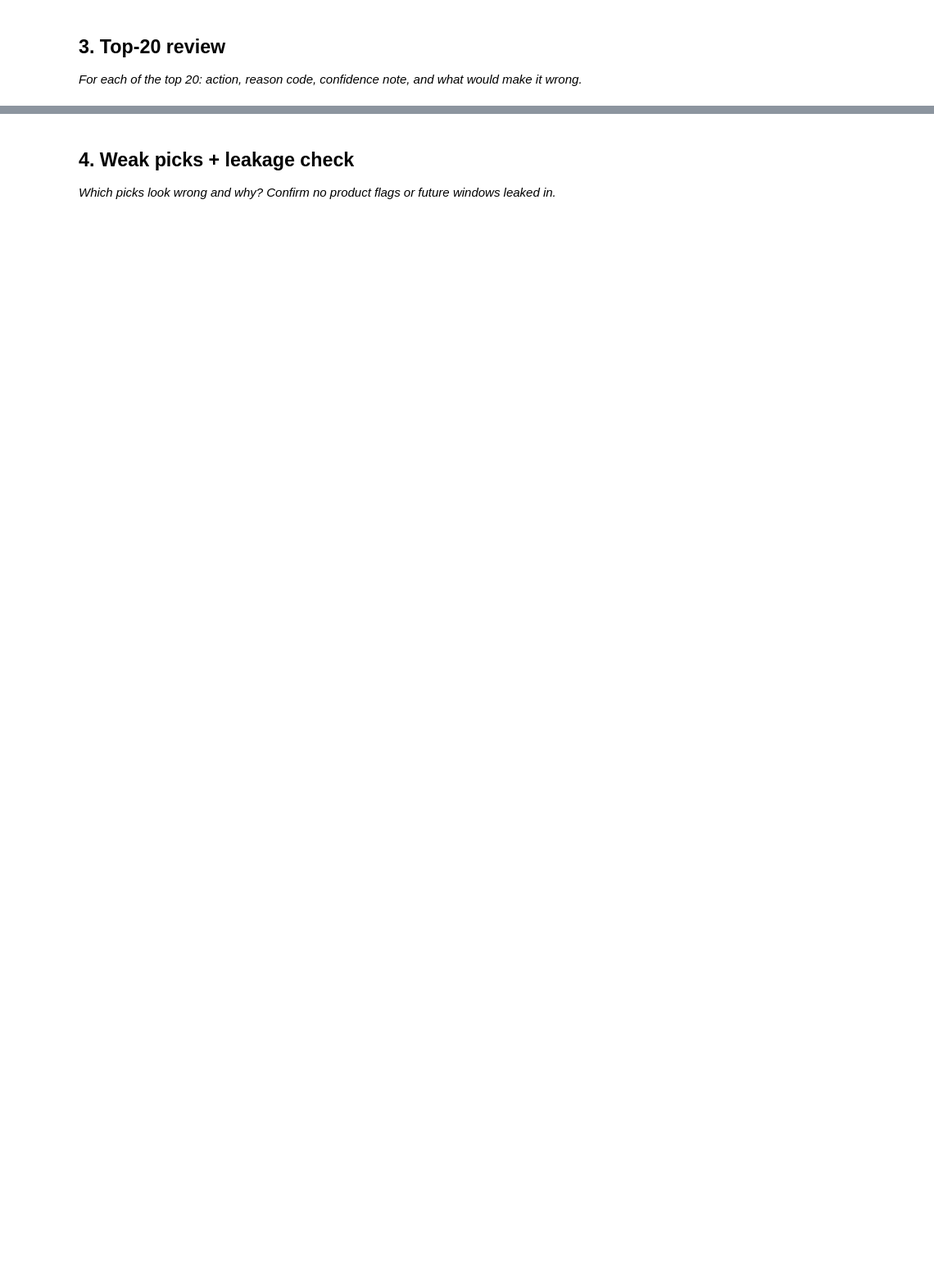
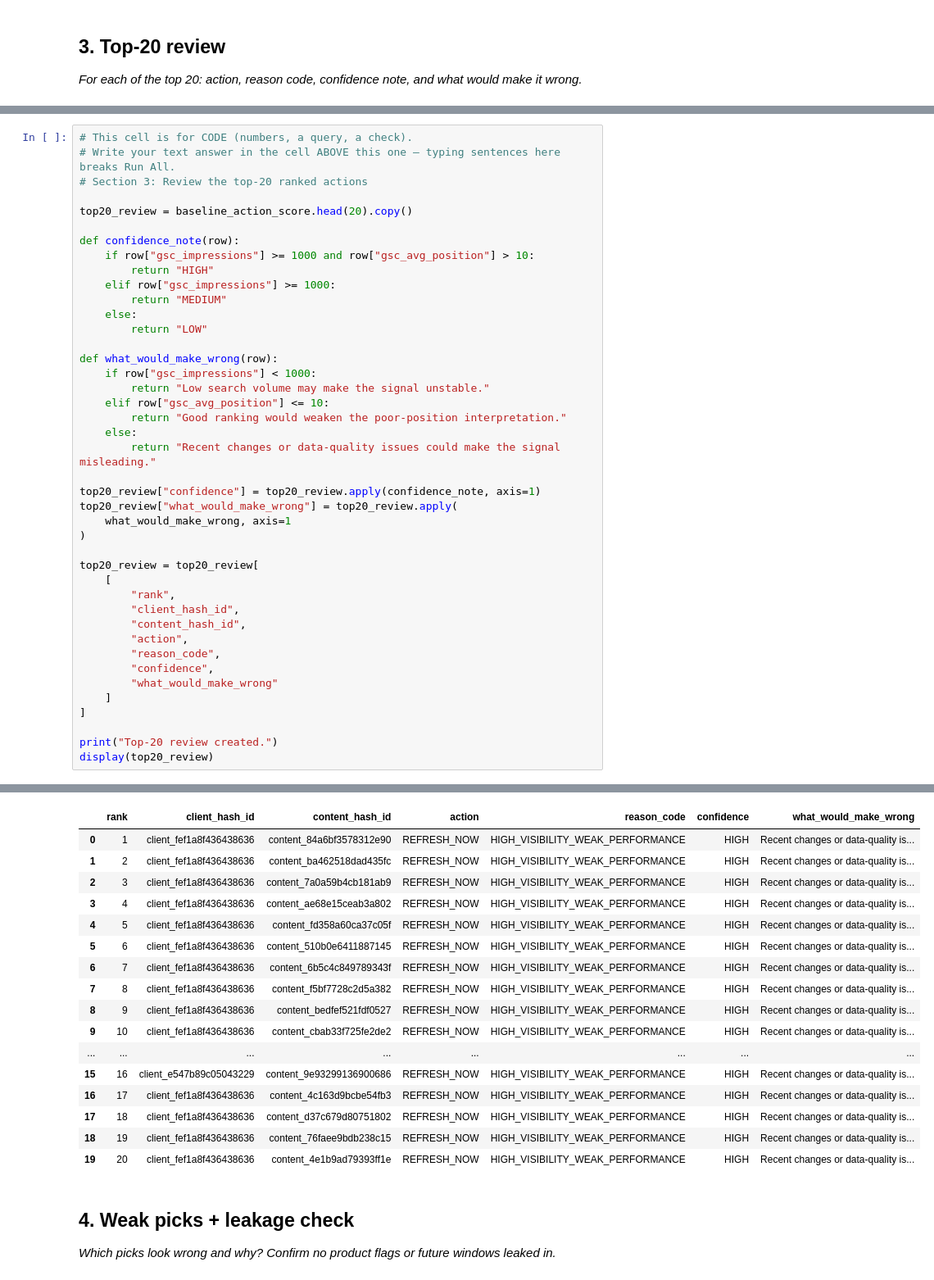
Before and after one commit to palkinsuneja/palkin-flyrank-ml-internship-july-to-sept-2026, a Jupyter notebook: work/notebooks/w04_baseline_score.ipynb, the cells around one changed output, grey strips where cells are left out. Shown at 82% size. Drawn from its saved outputs; the diff is of its cells as text; blank space fills up the shorter version.

```diff
--- a/work/notebooks/w04_baseline_score.ipynb
+++ b/work/notebooks/w04_baseline_score.ipynb
@@ -29,0 +228,43 @@ This skeleton is yours to fill. Work the sections **in order** — each one has
+# %%
+# This cell is for CODE (numbers, a query, a check).
+# Write your text answer in the cell ABOVE this one — typing sentences here breaks Run All.
+# Section 3: Review the top-20 ranked actions
+
+top20_review = baseline_action_score.head(20).copy()
+
+def confidence_note(row):
+    if row["gsc_impressions"] >= 1000 and row["gsc_avg_position"] > 10:
+        return "HIGH"
+    elif row["gsc_impressions"] >= 1000:
+        return "MEDIUM"
+    else:
+        return "LOW"
+
+def what_would_make_wrong(row):
+    if row["gsc_impressions"] < 1000:
+        return "Low search volume may make the signal unstable."
+    elif row["gsc_avg_position"] <= 10:
+        return "Good ranking would weaken the poor-position interpretation."
+    else:
+        return "Recent changes or data-quality issues could make the signal misleading."
+
+top20_review["confidence"] = top20_review.apply(confidence_note, axis=1)
+top20_review["what_would_make_wrong"] = top20_review.apply(
+    what_would_make_wrong, axis=1
+)
+
+top20_review = top20_review[
+    [
+        "rank",
+        "client_hash_id",
+        "content_hash_id",
+        "action",
+        "reason_code",
+        "confidence",
+        "what_would_make_wrong"
+    ]
+]
+
+print("Top-20 review created.")
+display(top20_review)
+# %% [output]
@@ -30,3 +272,20 @@ This skeleton is yours to fill. Work the sections **in order** — each one has
+|  | rank | client_hash_id | content_hash_id | action | reason_code | confidence | what_would_make_wrong |
+| 0 | 1 | client_fef1a8f436438636 | content_84a6bf3578312e90 | REFRESH_NOW | HIGH_VISIBILITY_WEAK_PERFORMANCE | HIGH | Recent changes or data-quality is... |
+| 1 | 2 | client_fef1a8f436438636 | content_ba462518dad435fc | REFRESH_NOW | HIGH_VISIBILITY_WEAK_PERFORMANCE | HIGH | Recent changes or data-quality is... |
+| 2 | 3 | client_fef1a8f436438636 | content_7a0a59b4cb181ab9 | REFRESH_NOW | HIGH_VISIBILITY_WEAK_PERFORMANCE | HIGH | Recent changes or data-quality is... |
+| 3 | 4 | client_fef1a8f436438636 | content_ae68e15ceab3a802 | REFRESH_NOW | HIGH_VISIBILITY_WEAK_PERFORMANCE | HIGH | Recent changes or data-quality is... |
+| 4 | 5 | client_fef1a8f436438636 | content_fd358a60ca37c05f | REFRESH_NOW | HIGH_VISIBILITY_WEAK_PERFORMANCE | HIGH | Recent changes or data-quality is... |
+| 5 | 6 | client_fef1a8f436438636 | content_510b0e6411887145 | REFRESH_NOW | HIGH_VISIBILITY_WEAK_PERFORMANCE | HIGH | Recent changes or data-quality is... |
+| 6 | 7 | client_fef1a8f436438636 | content_6b5c4c849789343f | REFRESH_NOW | HIGH_VISIBILITY_WEAK_PERFORMANCE | HIGH | Recent changes or data-quality is... |
+| 7 | 8 | client_fef1a8f436438636 | content_f5bf7728c2d5a382 | REFRESH_NOW | HIGH_VISIBILITY_WEAK_PERFORMANCE | HIGH | Recent changes or data-quality is... |
+| 8 | 9 | client_fef1a8f436438636 | content_bedfef521fdf0527 | REFRESH_NOW | HIGH_VISIBILITY_WEAK_PERFORMANCE | HIGH | Recent changes or data-quality is... |
+| 9 | 10 | client_fef1a8f436438636 | content_cbab33f725fe2de2 | REFRESH_NOW | HIGH_VISIBILITY_WEAK_PERFORMANCE | HIGH | Recent changes or data-quality is... |
+| ... | ... | ... | ... | ... | ... | ... | ... |
+| 15 | 16 | client_e547b89c05043229 | content_9e93299136900686 | REFRESH_NOW | HIGH_VISIBILITY_WEAK_PERFORMANCE | HIGH | Recent changes or data-quality is... |
+| 16 | 17 | client_fef1a8f436438636 | content_4c163d9bcbe54fb3 | REFRESH_NOW | HIGH_VISIBILITY_WEAK_PERFORMANCE | HIGH | Recent changes or data-quality is... |
+| 17 | 18 | client_fef1a8f436438636 | content_d37c679d80751802 | REFRESH_NOW | HIGH_VISIBILITY_WEAK_PERFORMANCE | HIGH | Recent changes or data-quality is... |
+| 18 | 19 | client_fef1a8f436438636 | content_76faee9bdb238c15 | REFRESH_NOW | HIGH_VISIBILITY_WEAK_PERFORMANCE | HIGH | Recent changes or data-quality is... |
+| 19 | 20 | client_fef1a8f436438636 | content_4e1b9ad79393ff1e | REFRESH_NOW | HIGH_VISIBILITY_WEAK_PERFORMANCE | HIGH | Recent changes or data-quality is... |
 # %% [markdown]
 ## 4. Weak picks + leakage check
 
```
Also changed, not shown: parts of 11 cells of this notebook.
